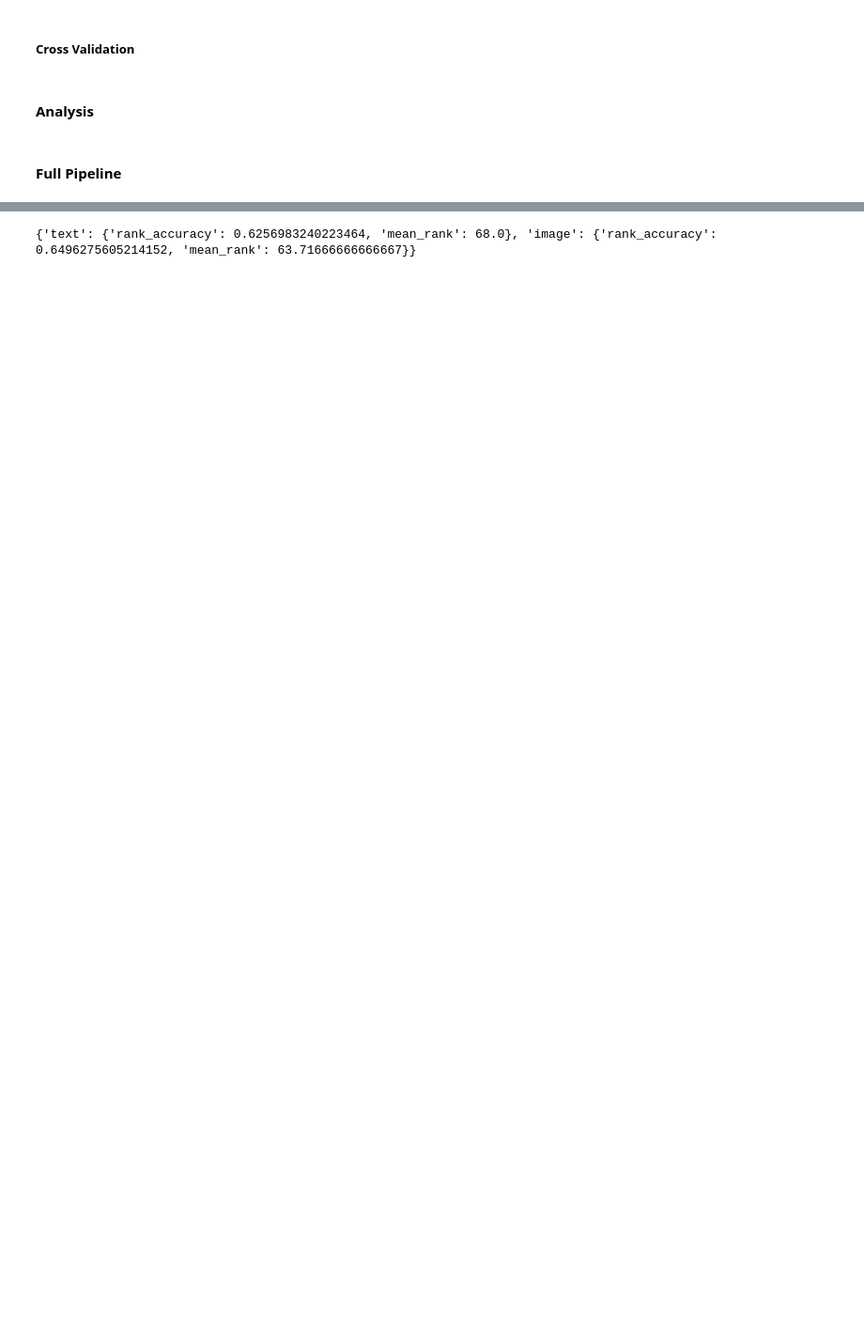
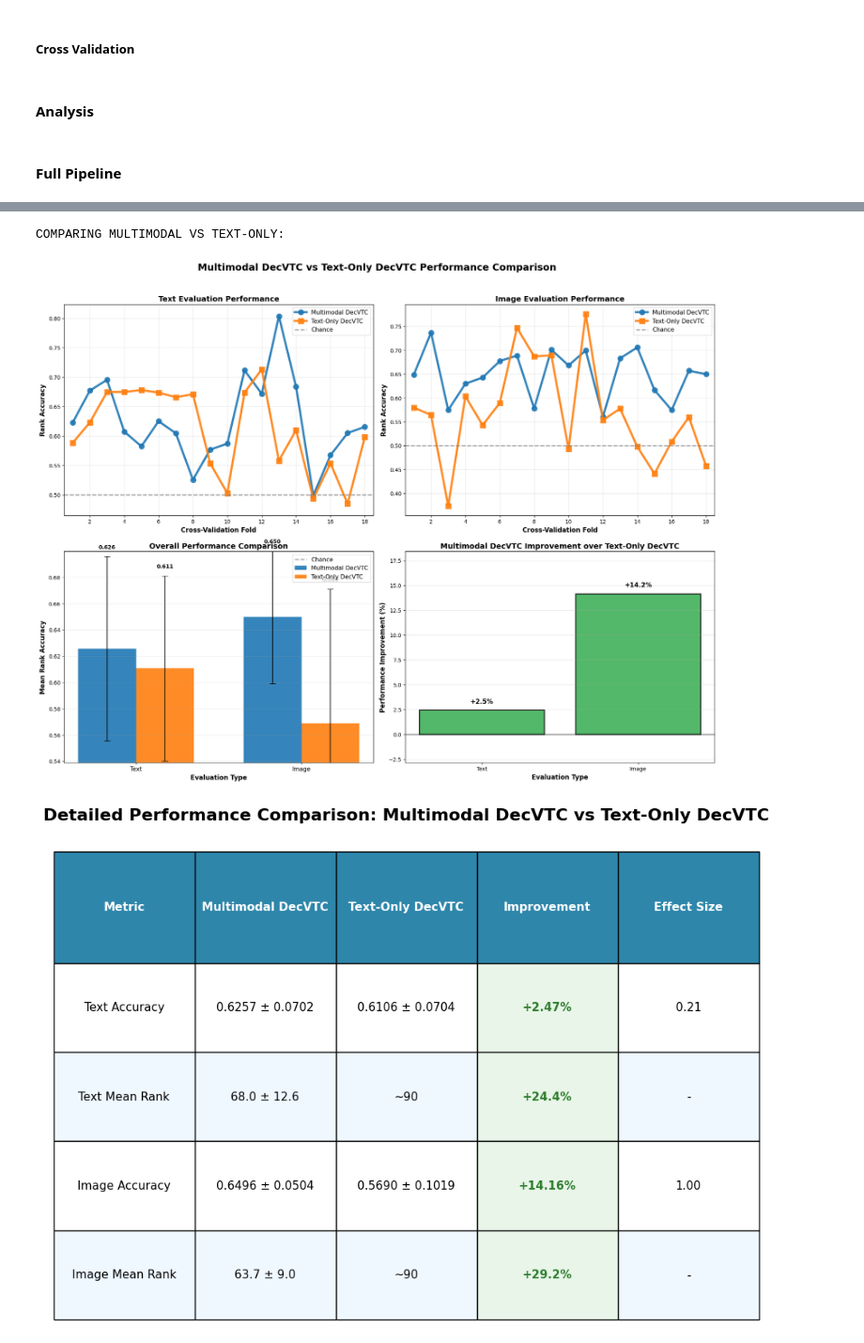
Before and after one commit to Parzibal-dev/fmri-CLIP-decoder, a Jupyter notebook: text_to_clip.ipynb, the cells around one changed output, grey strips where cells are left out. Shown: that part at 94% size. Cells and saved outputs as stored; diff of their text form; code cells hidden in the pictures; blank space fills up the shorter version.

```diff
--- a/text_to_clip.ipynb
+++ b/text_to_clip.ipynb
@@ -1232,4 +1250,13 @@ results, summary = DecVTC_pipelineTest(
 # %%
-print(summary)
+# Compare multimodal vs text-only
+print("\nCOMPARING MULTIMODAL VS TEXT-ONLY:")
+comparison_analysis = analyze_fmri_model(
+    results_multi_modal,
+    model_name="Multimodal DecVTC",
+    comparison_results=results_text,
+    comparison_name="Text-Only DecVTC"
+)
 # %% [output]
-{'text': {'rank_accuracy': 0.6256983240223464, 'mean_rank': 68.0}, 'image': {'rank_accuracy': 0.6496275605214152, 'mean_rank': 63.71666666666667}}
+COMPARING MULTIMODAL VS TEXT-ONLY:
+[figure, added]
+[figure, added]
```
Also changed, not shown: parts of 57 cells of this notebook.
